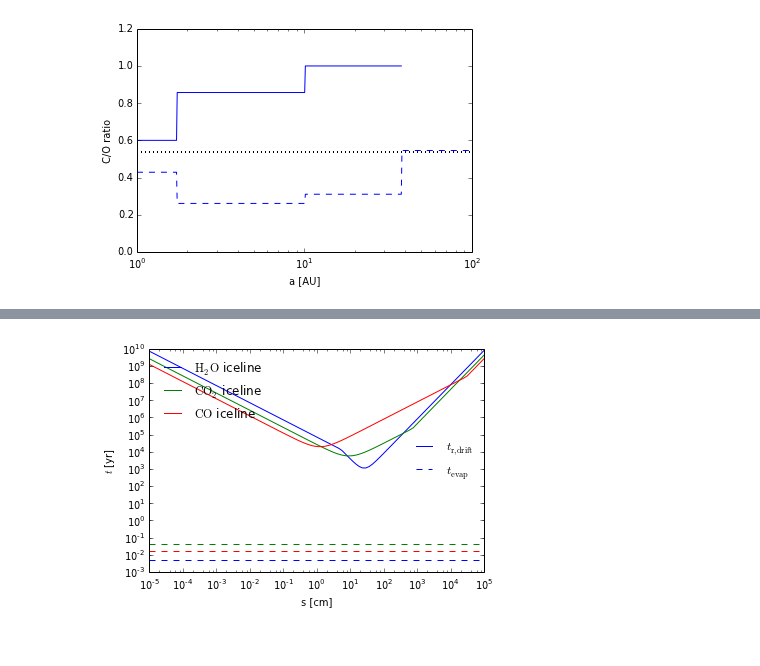
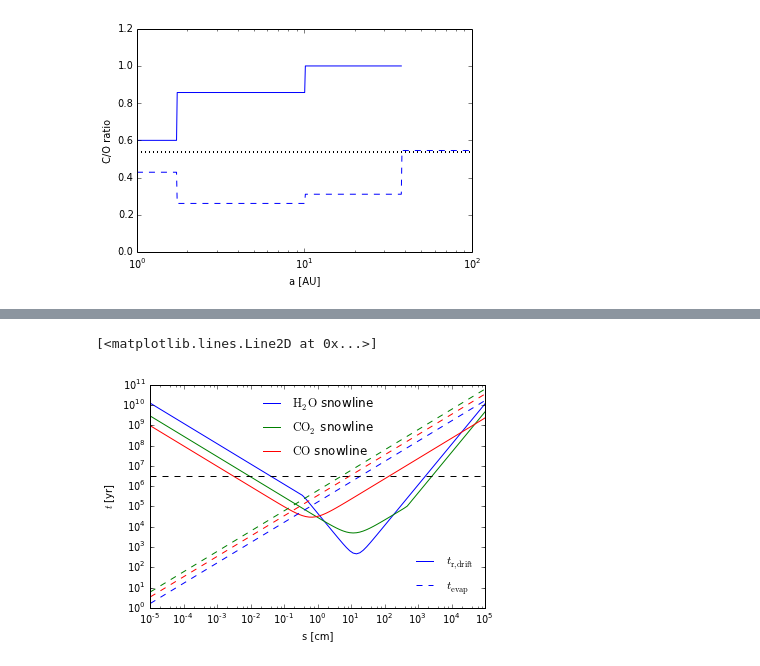
Before and after one commit to apiso/Thesis, a Jupyter notebook: python/CO_plots.ipynb, the cells around one changed output, grey strips where cells are left out. Cells and saved outputs as stored; diff of their text form; code cells hidden in the pictures.

```diff
--- a/python/CO_plots.ipynb
+++ b/python/CO_plots.ipynb
@@ -25,13 +27,13 @@ plt.savefig('C_O_ratio.pdf')
 [figure]
 # %%
 def Tdiff_H2O(r):
-    return Tdisk(r, T0 = 200, betaT = 0.62) - T_freeze_H20
+    return Tdisk(r) - T_freeze_H20
 
 def Tdiff_CO2(r):
-    return Tdisk(r, T0 = 200, betaT = 0.62) - T_freeze_CO2
+    return Tdisk(r) - T_freeze_CO2
 
 def Tdiff_CO(r):
-    return Tdisk(r, T0 = 200, betaT = 0.62) - T_freeze_CO
+    return Tdisk(r) - T_freeze_CO
 
 
 
@@ -79,19 +49,25 @@ for i in range(len(s)):
     tr_CO2 = append(tr_CO2, tr(rCO2, s[i]))
     tr_CO = append(tr_CO, tr(rCO, s[i]))
     tss = append(tss, ts(rH2O, s[i]))
+# %%
+tevap_H2O = tdes(18., 5800., T_freeze_H20, s) #tevap(18., 5800., T_freeze_H20)
+tevap_CO2 =  tdes(44., 2000., T_freeze_CO2, s)
+tevap_CO =  tdes(28., 850., T_freeze_CO, s)
 # %%
-p1, = plt.loglog(s, tr_H2O / (365 * 24 * 3600), label = r'$\rm H_2 \rm O$ iceline')
-p2, = plt.loglog(s, tr_CO2 / (365 * 24 * 3600), label = r'$\rm CO_2$ iceline')
-p3, = plt.loglog(s, tr_CO / (365 * 24 * 3600), label = r'$\rm CO$ iceline')
+p1, = plt.loglog(s, tr_H2O / (365 * 24 * 3600), label = r'$\rm H_2 \rm O$ snowline')
+p2, = plt.loglog(s, tr_CO2 / (365 * 24 * 3600), label = r'$\rm CO_2$ snowline')
+p3, = plt.loglog(s, tr_CO / (365 * 24 * 3600), label = r'$\rm CO$ snowline')
 p4, = plt.loglog(s, tevap_H2O * ones(len(s)) / (365 * 24 * 3600), '--b')
 plt.loglog(s, tevap_CO2 * ones(len(s)) / (365 * 24 * 3600), '--g')
 plt.loglog(s, tevap_CO * ones(len(s)) / (365 * 24 * 3600), '--r')
-l1 = legend([p1, p4], [r'$t_{\rm{r, drift}}$', r'$t_{\rm evap}$'], frameon = False, loc = 5)
-plt.legend(loc = 2, frameon = False)
+l1 = legend([p1, p4], [r'$t_{\rm{r, drift}}$', r'$t_{\rm evap}$'], frameon = False, loc = 4)
+plt.legend(loc = 9, frameon = False)
 gca().add_artist(l1)
 plt.xlabel('s [cm]')
 plt.ylabel(r'$t$ [yr]')
+plt.loglog(s, ones(len(s)) * 3e6, '--', color = 'black')
 
-plt.savefig('drift_timescales.pdf')
+#plt.savefig('drift_timescales.pdf')
 # %% [output]
+[<matplotlib.lines.Line2D at 0x...>]
-[figure, old version]
+[figure, new version]
```
Also changed, not shown: parts of 12 cells of this notebook, 6 other files.
